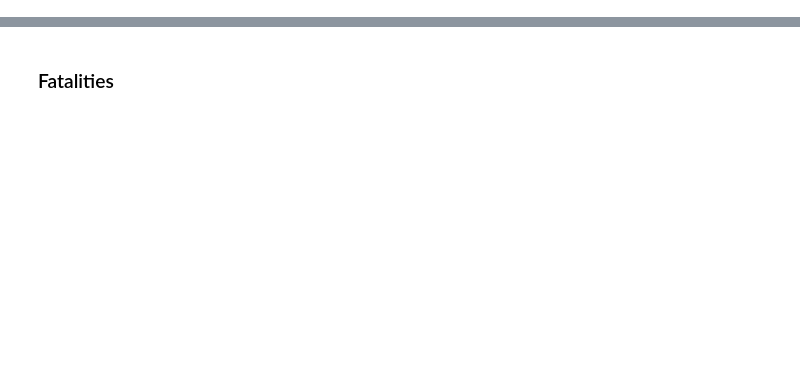
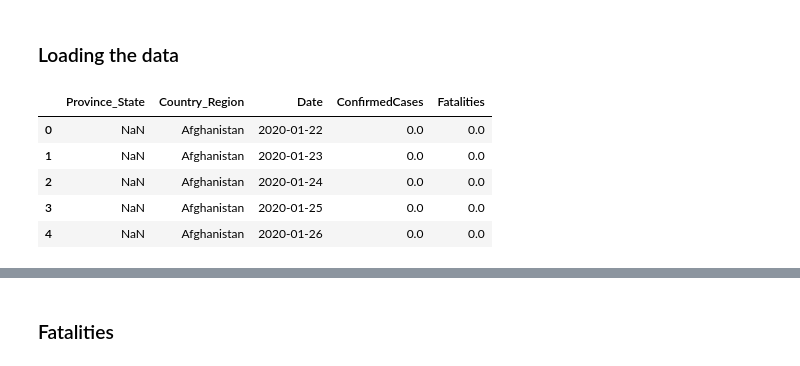
Before and after one commit to rdbch/COVID-19-Forecast, a Jupyter notebook: Covid_19_spread_prediction_rnn.ipynb, the cells around one changed output, grey strips where cells are left out. Cells and saved outputs as stored; diff of their text form; code cells hidden in the pictures; blank space fills up the shorter version.

```diff
--- a/Covid_19_spread_prediction_rnn.ipynb
+++ b/Covid_19_spread_prediction_rnn.ipynb
@@ -44,2 +69,12 @@ np.random.seed(123)
+# %% [markdown]
+### Loading the data
 # %%
-allData = pd.read_csv('assets/train.csv', parse_dates=['Date'])
+allData = pd.read_csv('assets/covid_spread.csv', parse_dates=['Date'])
+allData.head()
+# %% [output]
+|  | Province_State | Country_Region | Date | ConfirmedCases | Fatalities |
+| 0 | NaN | Afghanistan | 2020-01-22 | 0.0 | 0.0 |
+| 1 | NaN | Afghanistan | 2020-01-23 | 0.0 | 0.0 |
+| 2 | NaN | Afghanistan | 2020-01-24 | 0.0 | 0.0 |
+| 3 | NaN | Afghanistan | 2020-01-25 | 0.0 | 0.0 |
+| 4 | NaN | Afghanistan | 2020-01-26 | 0.0 | 0.0 |
```
Also changed, not shown: parts of 76 cells of this notebook, 16 other files.
